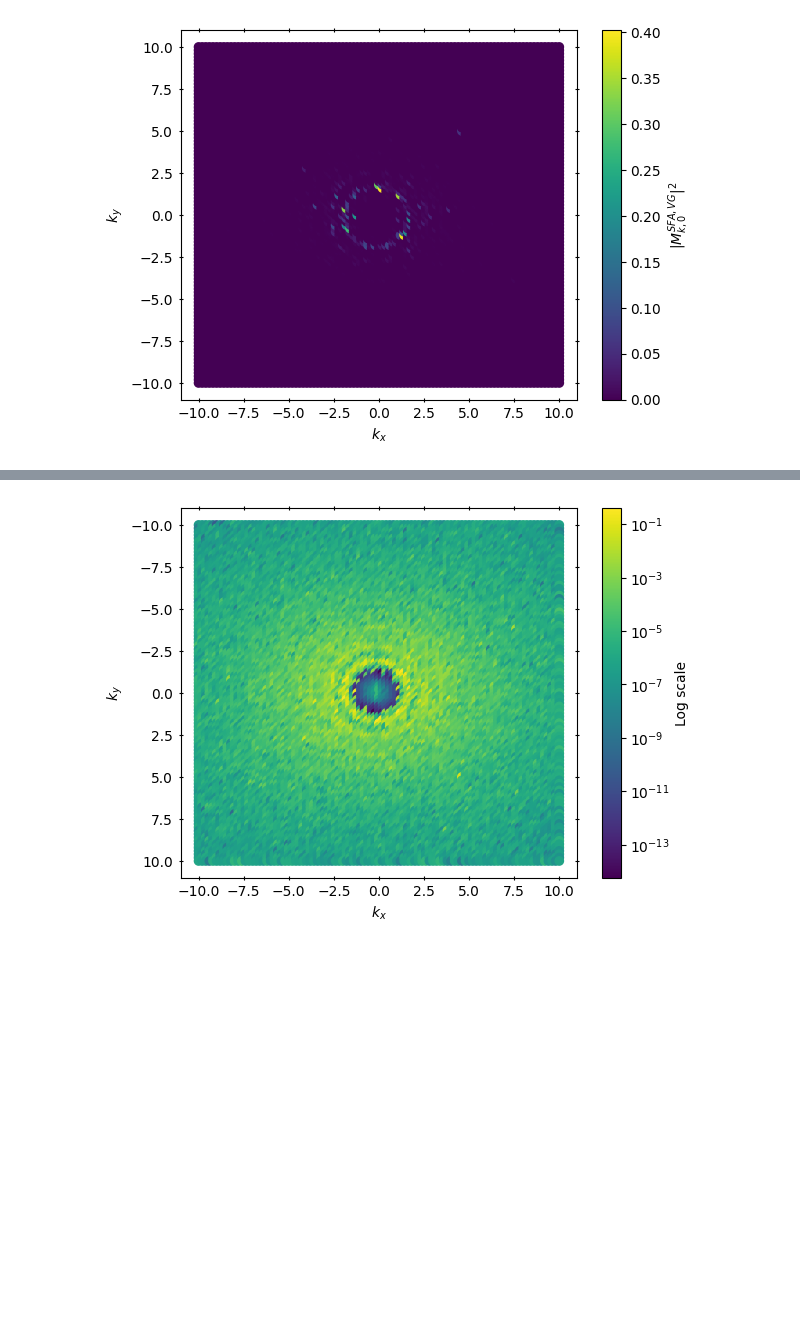
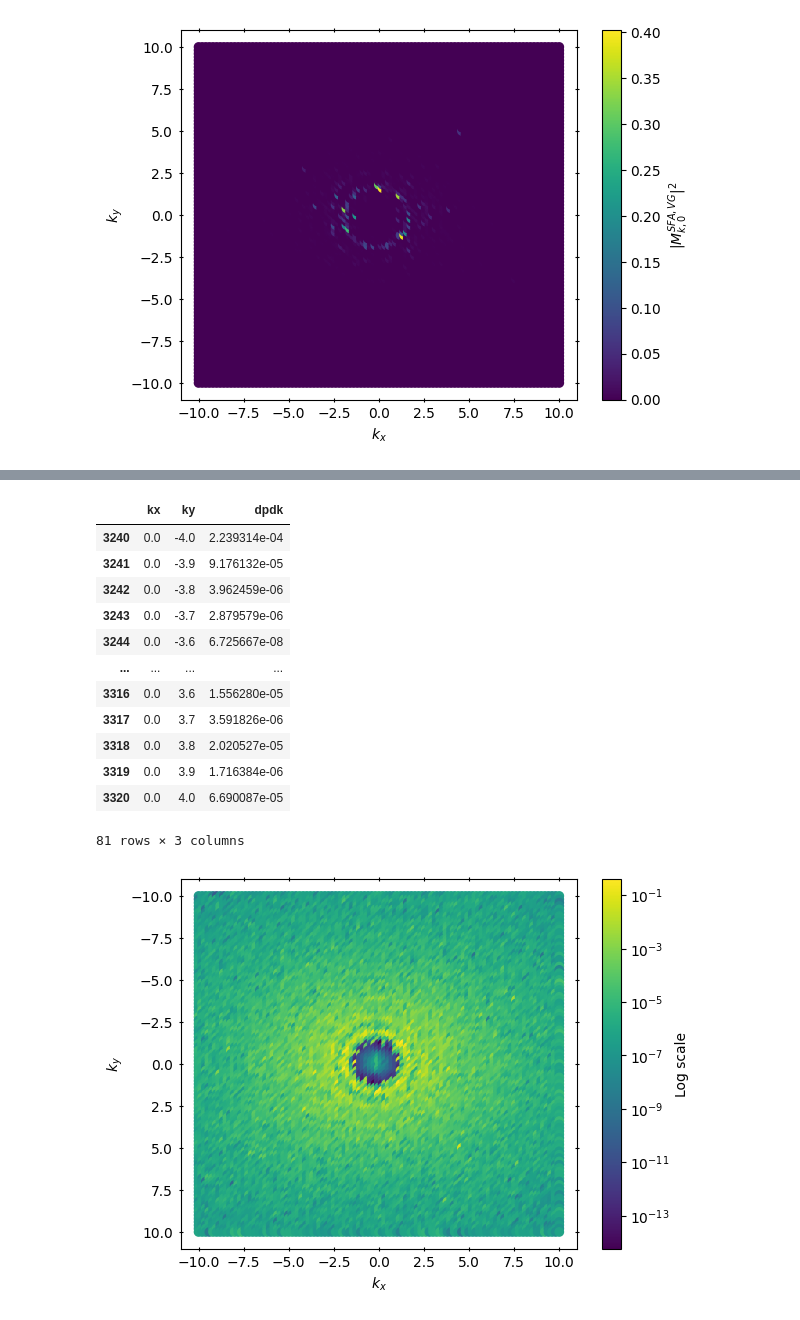
Before and after one commit to sewerininc/poetry_envs, a Jupyter notebook: ultrafast_science/Sidste_afl2_mac_doku.ipynb, the cells around one changed output, grey strips where cells are left out. Saved outputs shown, nothing was run; the diff lists cells and outputs as text; code cells hidden in the pictures; blank space fills up the shorter version.

```diff
--- a/ultrafast_science/Sidste_afl2_mac_doku.ipynb
+++ b/ultrafast_science/Sidste_afl2_mac_doku.ipynb
@@ -353,3 +336,21 @@ plt_pkl("0002_windows.pkl", log=True)
+# %%
+dd = pd.read_pickle("0002_windows.pkl")
+# %%
+dd.loc[dd["kx"]==0]
+# %% [output]
+|  | kx | ky | dpdk |
+| 3240 | 0.0 | -4.0 | 2.239314e-04 |
+| 3241 | 0.0 | -3.9 | 9.176132e-05 |
+| 3242 | 0.0 | -3.8 | 3.962459e-06 |
+| 3243 | 0.0 | -3.7 | 2.879579e-06 |
+| 3244 | 0.0 | -3.6 | 6.725667e-08 |
+| ... | ... | ... | ... |
+| 3316 | 0.0 | 3.6 | 1.556280e-05 |
+| 3317 | 0.0 | 3.7 | 3.591826e-06 |
+| 3318 | 0.0 | 3.8 | 2.020527e-05 |
+| 3319 | 0.0 | 3.9 | 1.716384e-06 |
+| 3320 | 0.0 | 4.0 | 6.690087e-05 |
+81 rows × 3 columns
 # %%
 plot_log(df.loc[df["dpdk"] < 1, "kx"], df.loc[df["dpdk"] < 1, "ky"], df.loc[df["dpdk"] < 1, "dpdk"])
 # %% [output]
```
Also changed, not shown: parts of 14 cells of this notebook, 1 other file.
